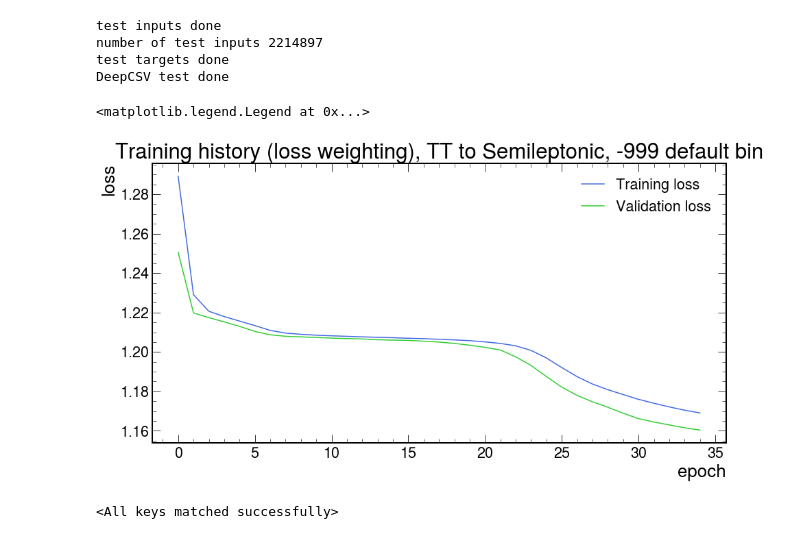
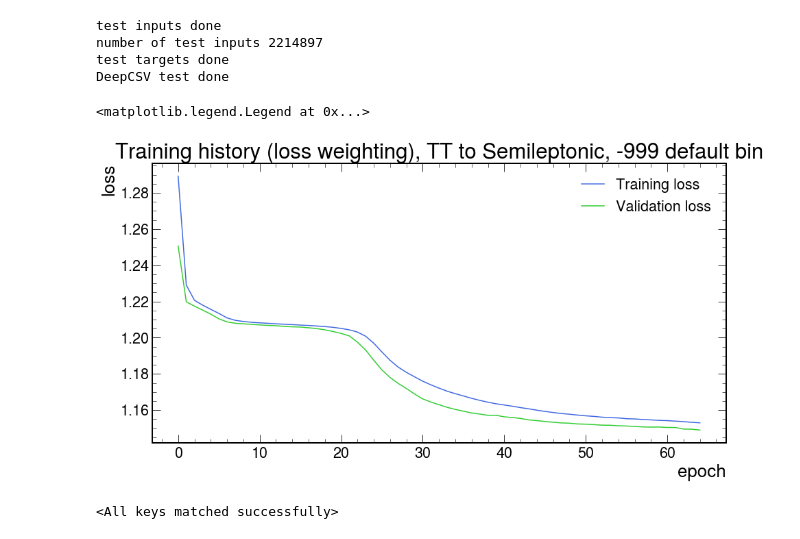
Before and after one commit to AnnikaStein/AI_Safety_2021, a Jupyter notebook: new_march_21/prototyping_tt.ipynb, the cells around one changed output. Saved outputs shown, nothing was run; the diff lists cells and outputs as text; code cells hidden in the pictures.

```diff
--- a/new_march_21/prototyping_tt.ipynb
+++ b/new_march_21/prototyping_tt.ipynb
@@ -2076,30 +2076,30 @@ number of test inputs 2214897
 test targets done
 DeepCSV test done
 # %%
-prev_epochs_0 = 35
+prev_epochs_0 = 65
 
 all_tr_losses_0 = []
 all_val_losses_0 = []
 
 
 for i in range(1, prev_epochs_0+1):
     checkpoint = torch.load(f'/home/um106329/aisafety/new_march_21/models/model_all_TT_{i}_epochs_v10_GPU_weighted_new_49_datasets.pt', map_location=torch.device(device))
     loss = checkpoint['loss']
     all_tr_losses_0.append(loss)
     val_loss = checkpoint['val_loss']
     all_val_losses_0.append(val_loss)
 
 
 plt.figure(1,figsize=[15,7.5])
 plt.plot(all_tr_losses_0,color='royalblue')
 plt.plot(all_val_losses_0,color='limegreen')
 plt.title(f"Training history (loss weighting), TT to Semileptonic, -999 default bin")
 plt.xlabel('epoch')
 plt.ylabel('loss')
 plt.legend(['Training loss','Validation loss'])
 # %% [output]
 <matplotlib.legend.Legend at 0x...>
-[figure, old version]
+[figure, new version]
 # %%
 allweights = compute_class_weight(
            'balanced',
```
Also changed, not shown: parts of 4 cells of this notebook.
